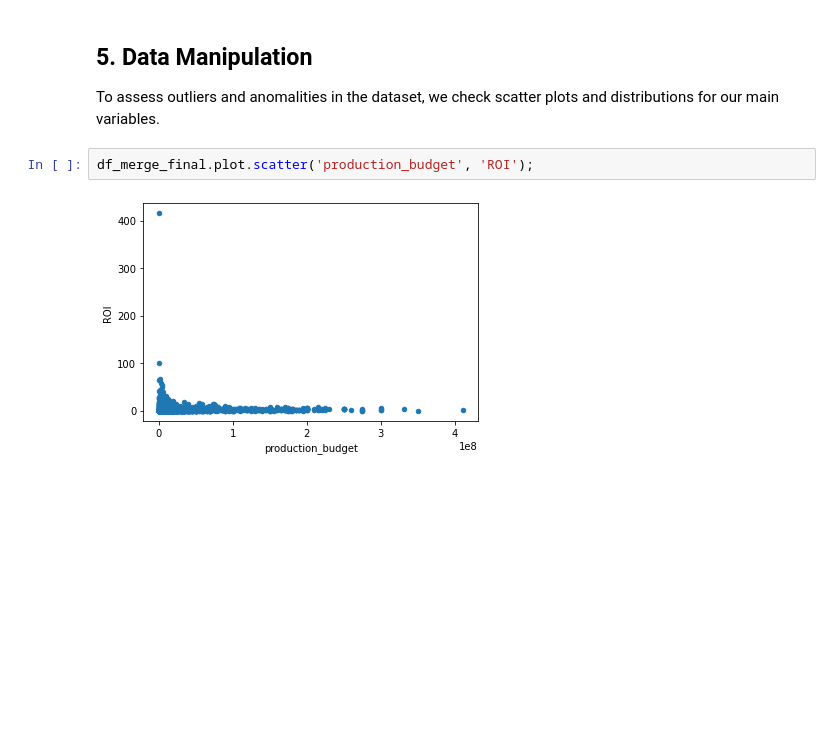
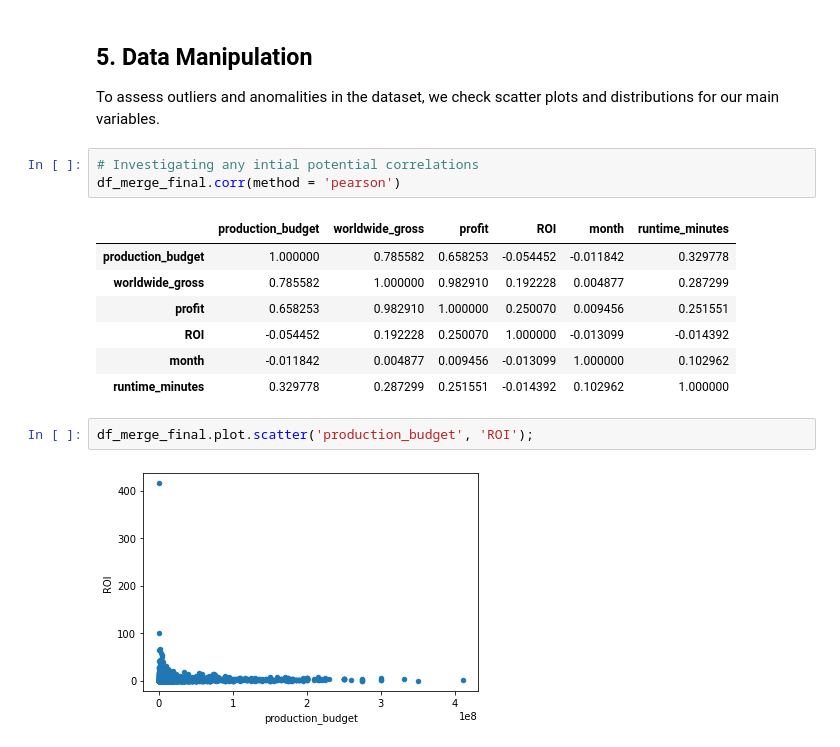
Before and after one commit to ZenBurrito/Phase-1Project, a Jupyter notebook: Movie-Studio-Project.ipynb, the cells around one changed output. Cells and saved outputs as stored; diff of their text form; blank space fills up the shorter version.

```diff
--- a/Movie-Studio-Project.ipynb
+++ b/Movie-Studio-Project.ipynb
@@ -429,6 +435,17 @@ df_merge_final.head()
 # %% [markdown]
 ## 5. Data Manipulation
 To assess outliers and anomalities in the dataset, we check scatter plots and distributions for our main variables.
+# %%
+# Investigating any intial potential correlations
+df_merge_final.corr(method = 'pearson')
+# %% [output]
+|  | production_budget | worldwide_gross | profit | ROI | month | runtime_minutes |
+| production_budget | 1.000000 | 0.785582 | 0.658253 | -0.054452 | -0.011842 | 0.329778 |
+| worldwide_gross | 0.785582 | 1.000000 | 0.982910 | 0.192228 | 0.004877 | 0.287299 |
+| profit | 0.658253 | 0.982910 | 1.000000 | 0.250070 | 0.009456 | 0.251551 |
+| ROI | -0.054452 | 0.192228 | 0.250070 | 1.000000 | -0.013099 | -0.014392 |
+| month | -0.011842 | 0.004877 | 0.009456 | -0.013099 | 1.000000 | 0.102962 |
+| runtime_minutes | 0.329778 | 0.287299 | 0.251551 | -0.014392 | 0.102962 | 1.000000 |
 # %%
 df_merge_final.plot.scatter('production_budget', 'ROI');
 # %% [output]
```
Also changed, not shown: parts of 35 cells of this notebook, 2 other files.
